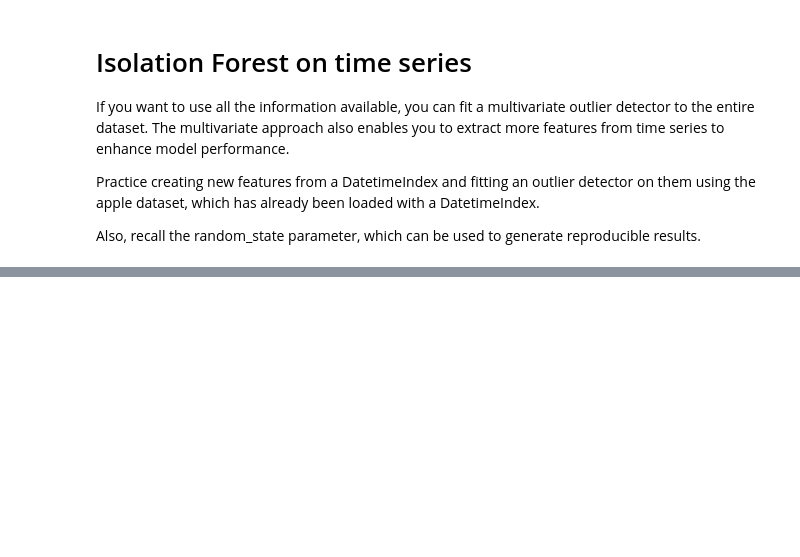
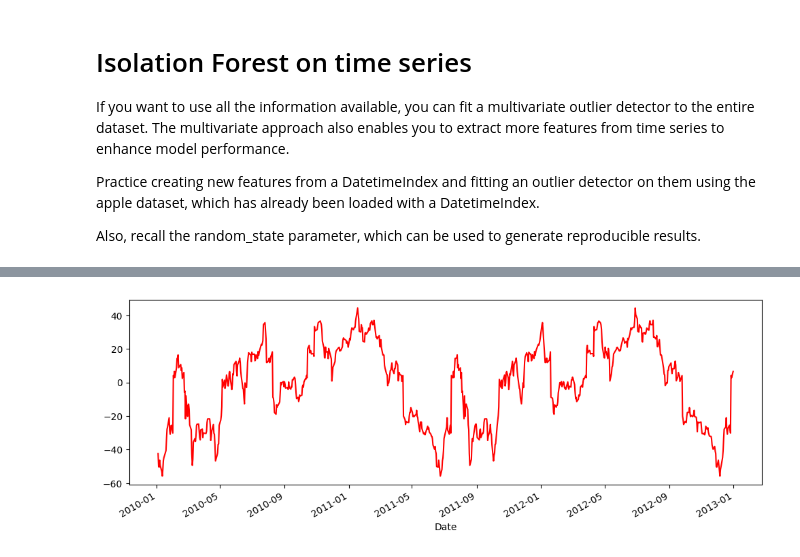
Before and after one commit to kesant/machine-learning-projects, a Jupyter notebook: anomaly_detection/time_series_anomaly_detection.ipynb, the cells around one changed output, grey strips where cells are left out. Cells and saved outputs as stored; diff of their text form; code cells hidden in the pictures; blank space fills up the shorter version.

Commit message:
se realizo la descomposicion de las series temporales, se analizo  seasonality, trend, residuals

```diff
--- a/anomaly_detection/time_series_anomaly_detection.ipynb
+++ b/anomaly_detection/time_series_anomaly_detection.ipynb
@@ -107,4 +128,4 @@ Practice creating new features from a DatetimeIndex and fitting an outlier detec
 
 Also, recall the random_state parameter, which can be used to generate reproducible results.
 # %%
-apple.ilo
+apple=apple.iloc[:,1:]
@@ -139,0 +158,8 @@ ValueError: Input contains NaN.
+# %%
+# Create a DecomposeResult object and plot seasonality
+results = seasonal_decompose(apple["2010":"2012"]["GOOG"], period=365)
+results.seasonal.plot(color="red", figsize=(12,4))
+
+plt.show()
+# %% [output]
+[figure, added]
```
Also changed, not shown: parts of 9 cells of this notebook.
